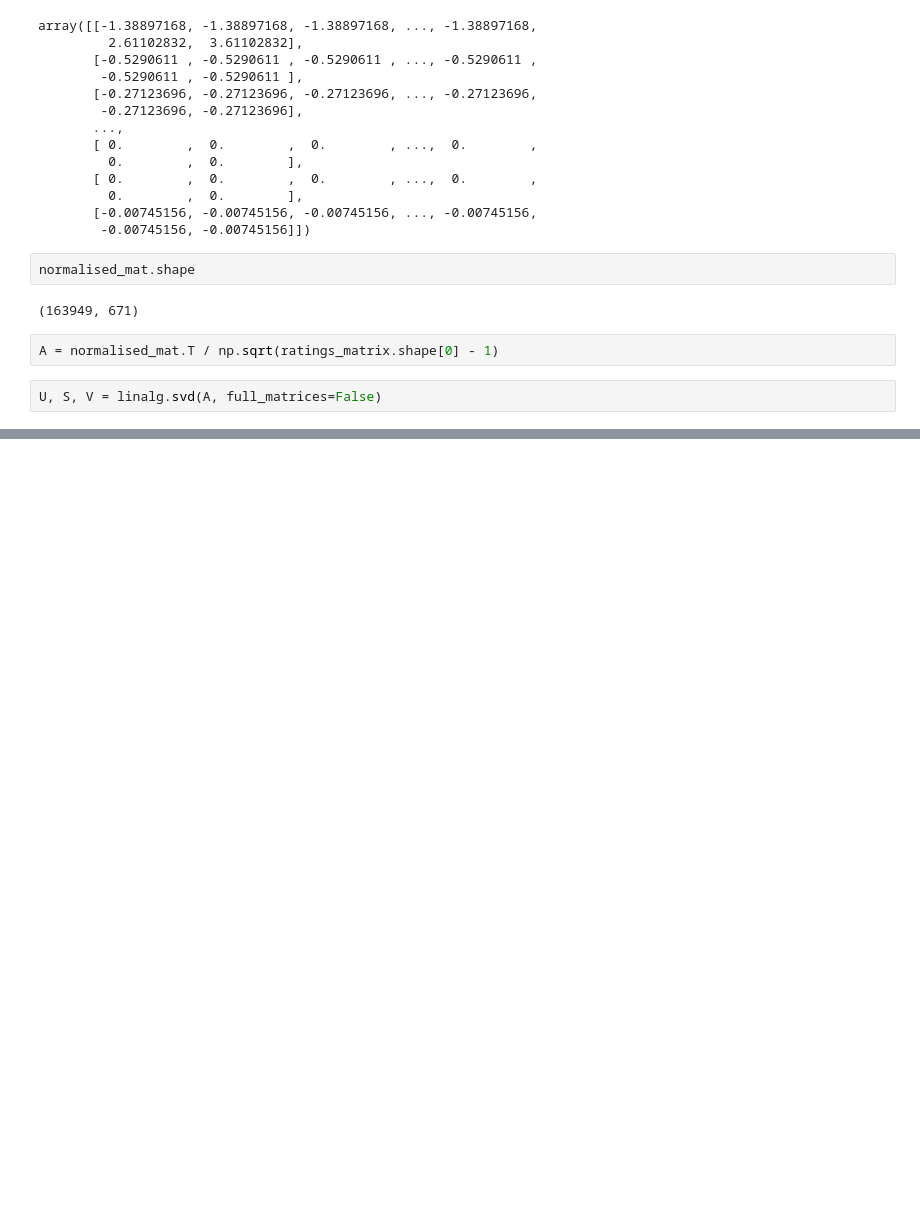
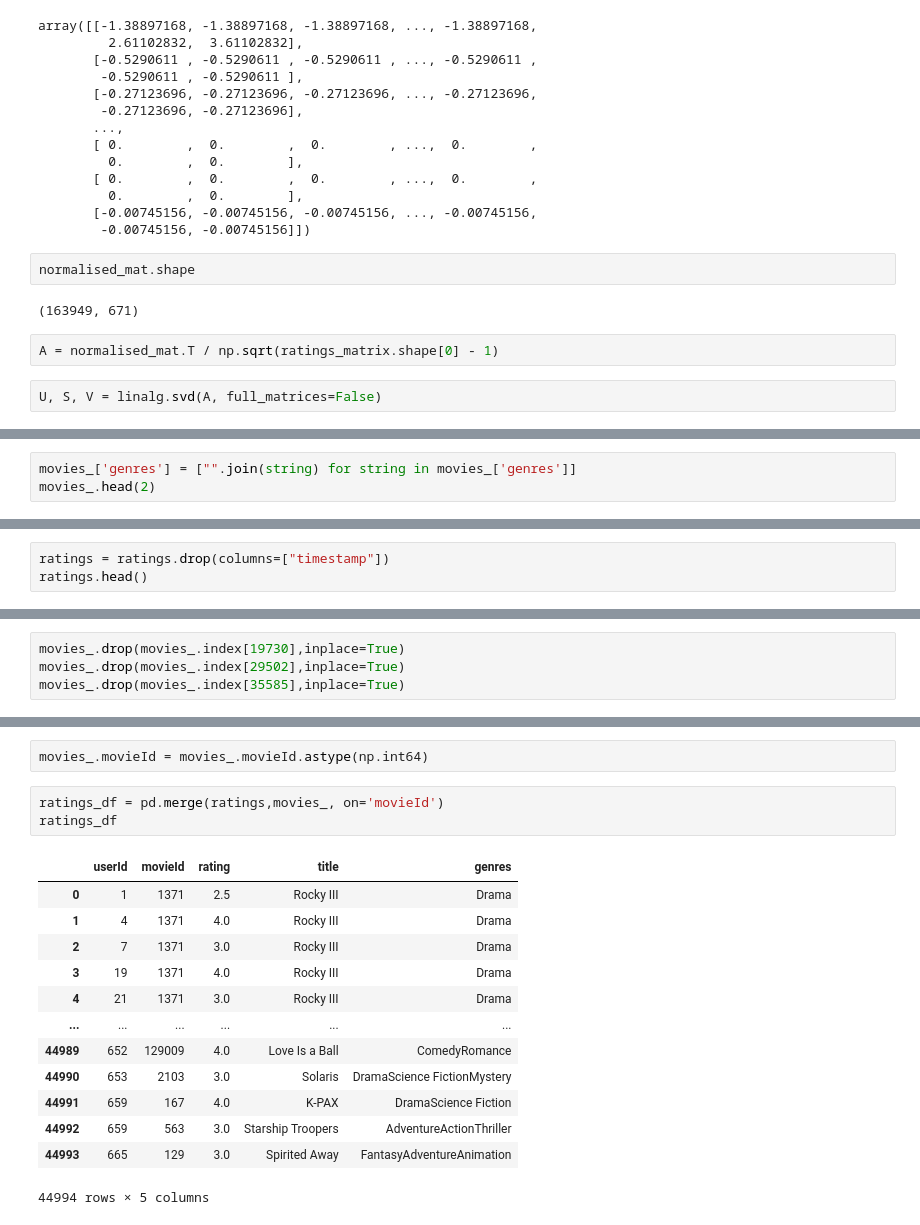
Before and after one commit to marreche/deep_film, a Jupyter notebook: model/svd.ipynb, the cells around one changed output, grey strips where cells are left out. Drawn from its saved outputs; the diff is of its cells as text; blank space fills up the shorter version.

```diff
--- a/model/svd.ipynb
+++ b/model/svd.ipynb
@@ -163,0 +182,3 @@ array([[-0.02995889,  0.01304345,  0.01532281, ..., -0.01214882,
+# %%
+movies_['genres'] = ["".join(string) for string in movies_['genres']]
+movies_.head(2)
@@ -163,0 +189,3 @@ array([[-0.02995889,  0.01304345,  0.01532281, ..., -0.01214882,
+# %%
+ratings = ratings.drop(columns=["timestamp"])
+ratings.head()
@@ -163,0 +217,4 @@ array([[-0.02995889,  0.01304345,  0.01532281, ..., -0.01214882,
+# %%
+movies_.drop(movies_.index[19730],inplace=True)
+movies_.drop(movies_.index[29502],inplace=True)
+movies_.drop(movies_.index[35585],inplace=True)
@@ -163,0 +228,19 @@ array([[-0.02995889,  0.01304345,  0.01532281, ..., -0.01214882,
+# %%
+movies_.movieId = movies_.movieId.astype(np.int64)
+# %%
+ratings_df = pd.merge(ratings,movies_, on='movieId')
+ratings_df
+# %% [output]
+|  | userId | movieId | rating | title | genres |
+| 0 | 1 | 1371 | 2.5 | Rocky III | Drama |
+| 1 | 4 | 1371 | 4.0 | Rocky III | Drama |
+| 2 | 7 | 1371 | 3.0 | Rocky III | Drama |
+| 3 | 19 | 1371 | 4.0 | Rocky III | Drama |
+| 4 | 21 | 1371 | 3.0 | Rocky III | Drama |
+| ... | ... | ... | ... | ... | ... |
+| 44989 | 652 | 129009 | 4.0 | Love Is a Ball | ComedyRomance |
+| 44990 | 653 | 2103 | 3.0 | Solaris | DramaScience FictionMystery |
+| 44991 | 659 | 167 | 4.0 | K-PAX | DramaScience Fiction |
+| 44992 | 659 | 563 | 3.0 | Starship Troopers | AdventureActionThriller |
+| 44993 | 665 | 129 | 3.0 | Spirited Away | FantasyAdventureAnimation |
+44994 rows × 5 columns
```
Also changed, not shown: parts of 27 cells of this notebook, 2 other files.
